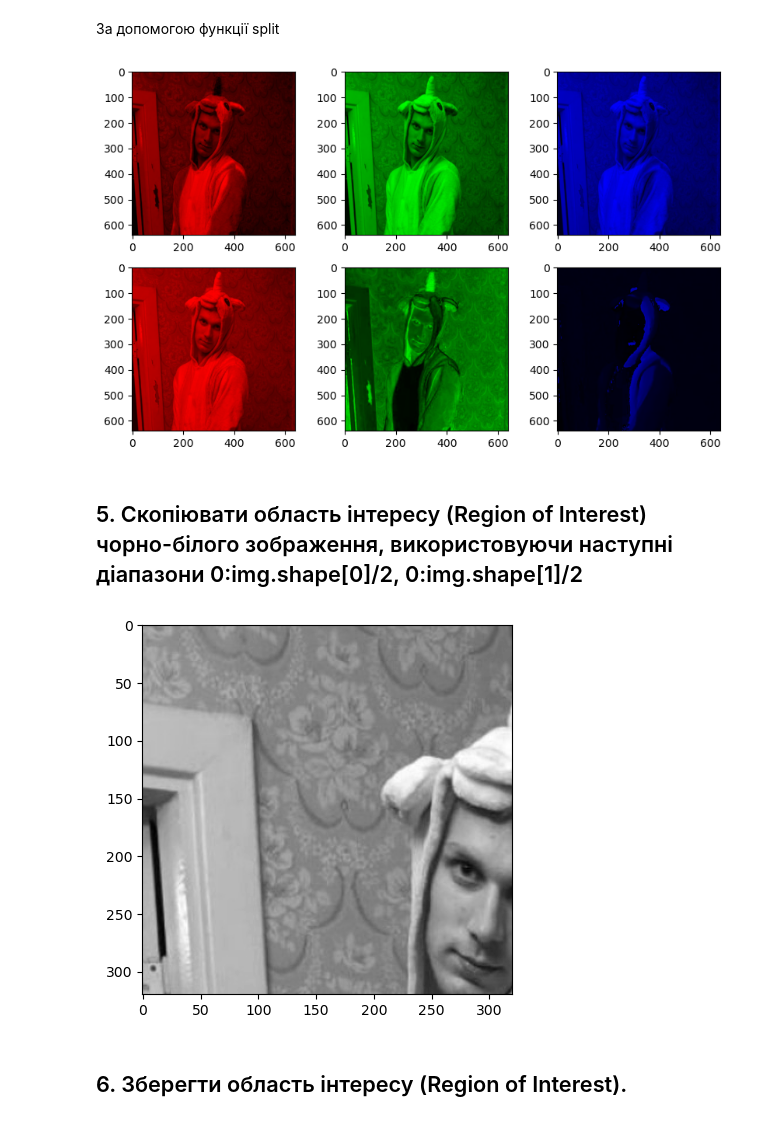
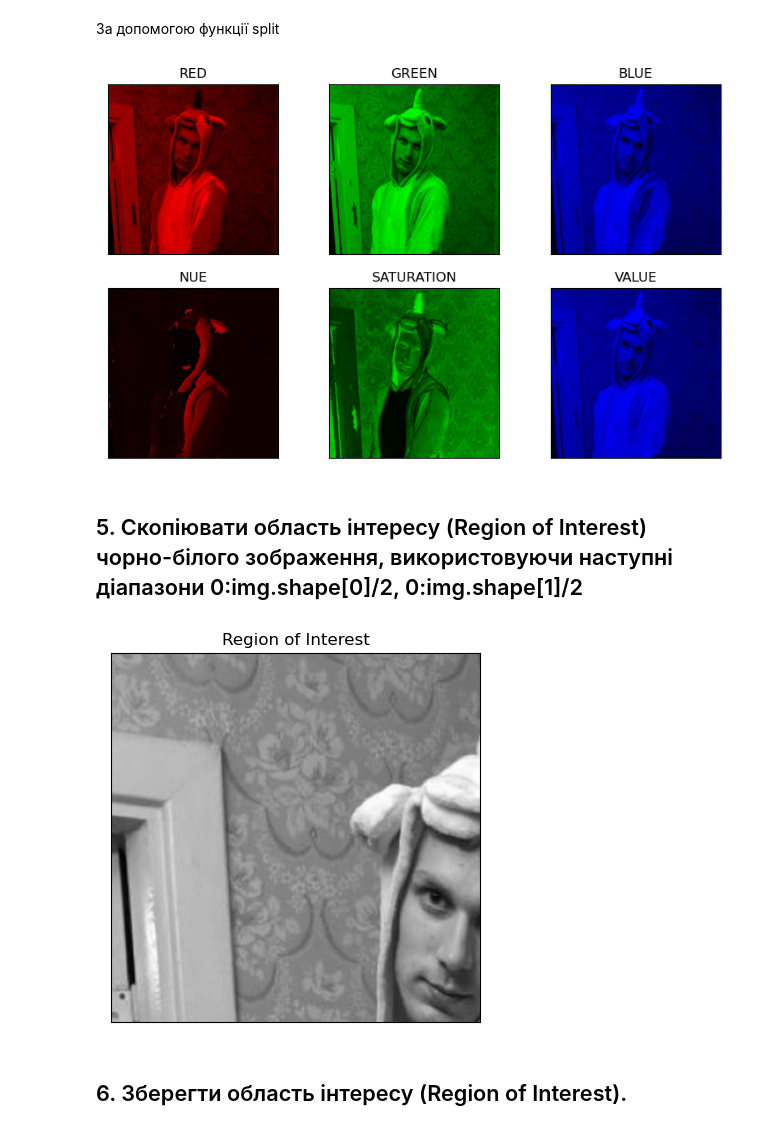
Before and after one commit to LabunskiyPetro/labs_digital_image_processing, a Jupyter notebook: laba1/laba1.ipynb, the cells around one changed output. Saved outputs shown, nothing was run; the diff lists cells and outputs as text; code cells hidden in the pictures.

```diff
--- a/laba1/laba1.ipynb
+++ b/laba1/laba1.ipynb
@@ -26,14 +26,17 @@ import matplotlib.pyplot as plt
 # %% [markdown]
 ### Зчитаємо тестове кольорове зображення та конвертуєму його в чорно-біле та кольрові зображення
 # %%
-URL = "image.jpg"
+URL = "input\image.jpg"
 img_bgr = cv2.imread(URL)
 img_gray = cv2.imread(URL, cv2.IMREAD_GRAYSCALE)
 
-cv2.imwrite("image_bgr.png", img_bgr)
-cv2.imwrite("image_gray.png", img_gray)
+cv2.imwrite("output\image_bgr.png", img_bgr)
+cv2.imwrite("output\image_gray.png", img_gray)
 # %% [output]
 True
+# %%
+def no_axes(a):
+    return plt.xticks([]), plt.yticks([]), plt.title(str(a))
 # %% [markdown]
 ## 2. Відобразити чорно-біле та кольорове зображення
 # %% [markdown]
@@ -123,53 +106,42 @@ plt.show()
 # %% [markdown]
 За допомогою функції split
 # %%
-plt.figure(figsize=(10, 6))
+R = np.zeros(img_rgb.shape, dtype='uint8')
+G = np.zeros(img_rgb.shape, dtype='uint8')
+B = np.zeros(img_rgb.shape, dtype='uint8')
+H = np.zeros(img_hsv.shape, dtype='uint8')
+S = np.zeros(img_hsv.shape, dtype='uint8')
+V = np.zeros(img_hsv.shape, dtype='uint8')
 
 b, g, r = cv2.split(img_rgb)
+h, s, v = cv2.split(img_hsv)
 
-plt.subplot(231);
-R = np.zeros(img_rgb.shape, dtype='uint8')
 R[:, :, 0] = r
-plt.imshow(R)
+G[:, :, 1] = g
+B[:, :, 2] = b
+H[:, :, 0] = h
+S[:, :, 1] = s
+V[:, :, 2] = v
 
-plt.subplot(232);
-G = np.zeros(img_rgb.shape, dtype='uint8')
-G[:, :, 1] = g
-plt.imshow(G)
-
-plt.subplot(233);
-B = np.zeros(img_rgb.shape, dtype='uint8')
-B[:, :, 2] = b
-plt.imshow(B)
-
-b_hsv, g_hsv, r_hsv = cv2.split(img_hsv)
-
-plt.subplot(234);
-R = np.zeros(img_hsv.shape, dtype='uint8')
-R[:, :, 0] = r_hsv
-plt.imshow(R)
-
-plt.subplot(235);
-G = np.zeros(img_hsv.shape, dtype='uint8')
-G[:, :, 1] = g_hsv
-plt.imshow(G)
-
-plt.subplot(236);
-B = np.zeros(img_hsv.shape, dtype='uint8')
-B[:, :, 2] = b_hsv
-plt.imshow(B)
+plt.figure(figsize=(10, 6))
+plt.subplot(231), plt.imshow(R), no_axes('RED')
+plt.subplot(232), plt.imshow(G), no_axes('GREEN')
+plt.subplot(233), plt.imshow(B), no_axes('BLUE')
+plt.subplot(234), plt.imshow(H), no_axes('NUE')
+plt.subplot(235), plt.imshow(S), no_axes('SATURATION')
+plt.subplot(236), plt.imshow(V), no_axes('VALUE')
 
 plt.show()
 # %% [output]
-[figure, old version]
+[figure, new version]
 # %% [markdown]
 ## 5. Скопіювати область інтересу (Region of Interest) чорно-білого зображення, використовуючи наступні діапазони 0:img.shape[0]/2, 0:img.shape[1]/2
 # %%
 img_crop = img_gray[0:int(img_gray.shape[0]/2), 0:int(img_gray.shape[1]/2)]
-plt.imshow(img_crop, cmap='gray')
+plt.imshow(img_crop, cmap='gray'), no_axes('Region of Interest')
 plt.show()
 # %% [output]
-[figure, old version]
+[figure, new version]
 # %% [markdown]
 ## 6. Зберегти область інтересу (Region of Interest).
 # %%
```
Also changed, not shown: parts of 7 cells of this notebook, 8 other files.
